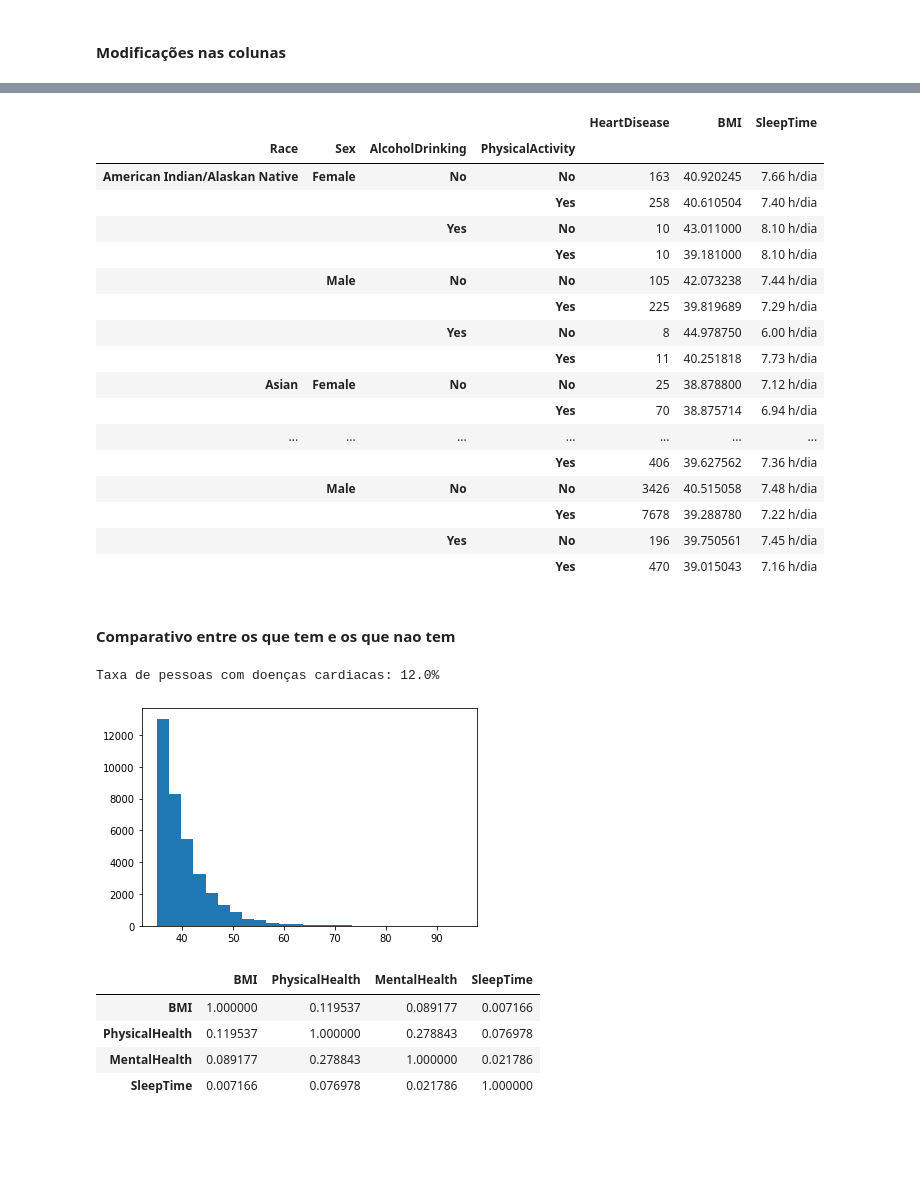
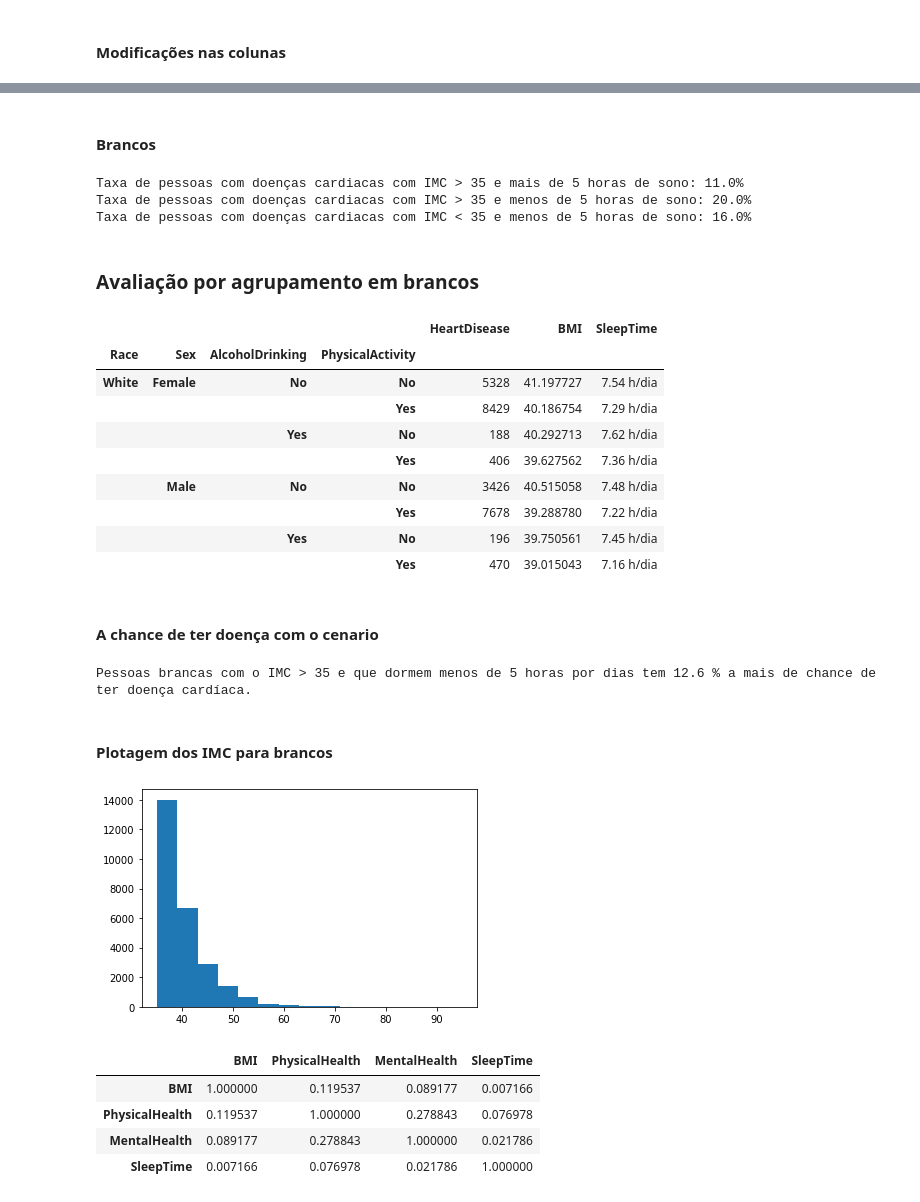
Before and after one commit to thiagobluhm/tensorflow, a Jupyter notebook: TensorFlow Keras - Challenge Kaggle Heart Disease.ipynb, the cells around one changed output, grey strips where cells are left out. Cells and saved outputs as stored; diff of their text form; code cells hidden in the pictures; blank space fills up the shorter version.

Commit message:
Update TensorFlow Keras - Challenge Kaggle Heart Disease.ipynb
melhoria na estatistica de taxas com comparativos de IMC por horas de sono

```diff
--- a/TensorFlow Keras - Challenge Kaggle Heart Disease.ipynb
+++ b/TensorFlow Keras - Challenge Kaggle Heart Disease.ipynb
@@ -165,3 +212,24 @@ Taxa de pessoas com doenças cardiacas: 10.0%
+# %% [markdown]
+#### Brancos
+# %%
+df_dc = df[(df['BMI'] > 35) & (df['SleepTime'] > 5) & (df['Race'] == 'White')] #hipotese obesos e com mais de 5 horas de sono
+df_dc2 = df[(df['BMI'] > 35) & (df['SleepTime'] < 5) & (df['Race'] == 'White')] #hipotese obesos e com menos de 5 horas de sono
+df_dc3 = df[(df['BMI'] < 35) & (df['SleepTime'] < 5) & (df['Race'] == 'White')] #hipotese obesos e com menos de 5 horas de sono
+# %%
+x = df_dc['HeartDisease'].value_counts()
+print(f'Taxa de pessoas com doenças cardiacas com IMC > 35 e mais de 5 horas de sono: {round(x[1]/len(df_dc), 2) * 100}%')
+
+x2 = df_dc2['HeartDisease'].value_counts()
+print(f'Taxa de pessoas com doenças cardiacas com IMC > 35 e menos de 5 horas de sono: {round(x2[1]/len(df_dc2), 2) * 100}%')
+
+x3 = df_dc3['HeartDisease'].value_counts()
+print(f'Taxa de pessoas com doenças cardiacas com IMC < 35 e menos de 5 horas de sono: {round(x3[1]/len(df_dc3), 2) * 100}%')
+# %% [output]
+Taxa de pessoas com doenças cardiacas com IMC > 35 e mais de 5 horas de sono: 11.0%
+Taxa de pessoas com doenças cardiacas com IMC > 35 e menos de 5 horas de sono: 20.0%
+Taxa de pessoas com doenças cardiacas com IMC < 35 e menos de 5 horas de sono: 16.0%
+# %% [markdown]
+### Avaliação por agrupamento em brancos
 # %%
 (df_dc.groupby(['Race','Sex','AlcoholDrinking','PhysicalActivity']) \
                              .agg({'HeartDisease':'count', 'BMI':'mean', 'SleepTime':'mean'})).style \
@@ -172,34 +240,29 @@ Taxa de pessoas com doenças cardiacas: 10.0%
 # %% [output]
 |  |  |  |  | HeartDisease | BMI | SleepTime |
 | Race | Sex | AlcoholDrinking | PhysicalActivity |  |  |  |
-| American Indian/Alaskan Native | Female | No | No | 163 | 40.920245 | 7.66 h/dia |
-|  |  |  | Yes | 258 | 40.610504 | 7.40 h/dia |
-|  |  | Yes | No | 10 | 43.011000 | 8.10 h/dia |
-|  |  |  | Yes | 10 | 39.181000 | 8.10 h/dia |
-|  | Male | No | No | 105 | 42.073238 | 7.44 h/dia |
-|  |  |  | Yes | 225 | 39.819689 | 7.29 h/dia |
-|  |  | Yes | No | 8 | 44.978750 | 6.00 h/dia |
-|  |  |  | Yes | 11 | 40.251818 | 7.73 h/dia |
-| Asian | Female | No | No | 25 | 38.878800 | 7.12 h/dia |
-|  |  |  | Yes | 70 | 38.875714 | 6.94 h/dia |
-| ... | ... | ... | ... | ... | ... | ... |
+| White | Female | No | No | 5328 | 41.197727 | 7.54 h/dia |
+|  |  |  | Yes | 8429 | 40.186754 | 7.29 h/dia |
+|  |  | Yes | No | 188 | 40.292713 | 7.62 h/dia |
 |  |  |  | Yes | 406 | 39.627562 | 7.36 h/dia |
 |  | Male | No | No | 3426 | 40.515058 | 7.48 h/dia |
 |  |  |  | Yes | 7678 | 39.288780 | 7.22 h/dia |
 |  |  | Yes | No | 196 | 39.750561 | 7.45 h/dia |
 |  |  |  | Yes | 470 | 39.015043 | 7.16 h/dia |
-# %% [markdown]
-#### Comparativo entre os que tem e os que nao tem
-# %%
-x = df_dc2['HeartDisease'].value_counts()
-print(f'Taxa de pessoas com doenças cardiacas: {round(x[1]/x[0], 2) * 100}%')
-# %% [output]
-Taxa de pessoas com doenças cardiacas: 12.0%
+# %% [markdown]
+#### A chance de ter doença com o cenario
+# %%
+x = df_dc['HeartDisease'].value_counts()
+print(f'Pessoas brancas com o IMC > 35 e que dormem menos de 5 horas por dias tem {round(x[1]/x[0],3) * 100} \
+% a mais de chance de ter doença cardíaca.')
+# %% [output]
+Pessoas brancas com o IMC > 35 e que dormem menos de 5 horas por dias tem 12.6 % a mais de chance de ter doença cardíaca.
+# %% [markdown]
+#### Plotagem dos IMC para brancos
 # %%
-plt.hist(df_dc['BMI'], bins=25)
+plt.hist(df_dc['BMI'], bins=15)
 plt.show()
 # %% [output]
-[figure, old version]
+[figure, new version]
 # %%
 df_dc.drop(columns='HeartDisease').corr(method='pearson').style.background_gradient(cmap='Blues') \
                                   .applymap(lambda x: f"color: {'red' if x <= 0 else 'black'}")\
```
Also changed, not shown: parts of 14 cells of this notebook.
